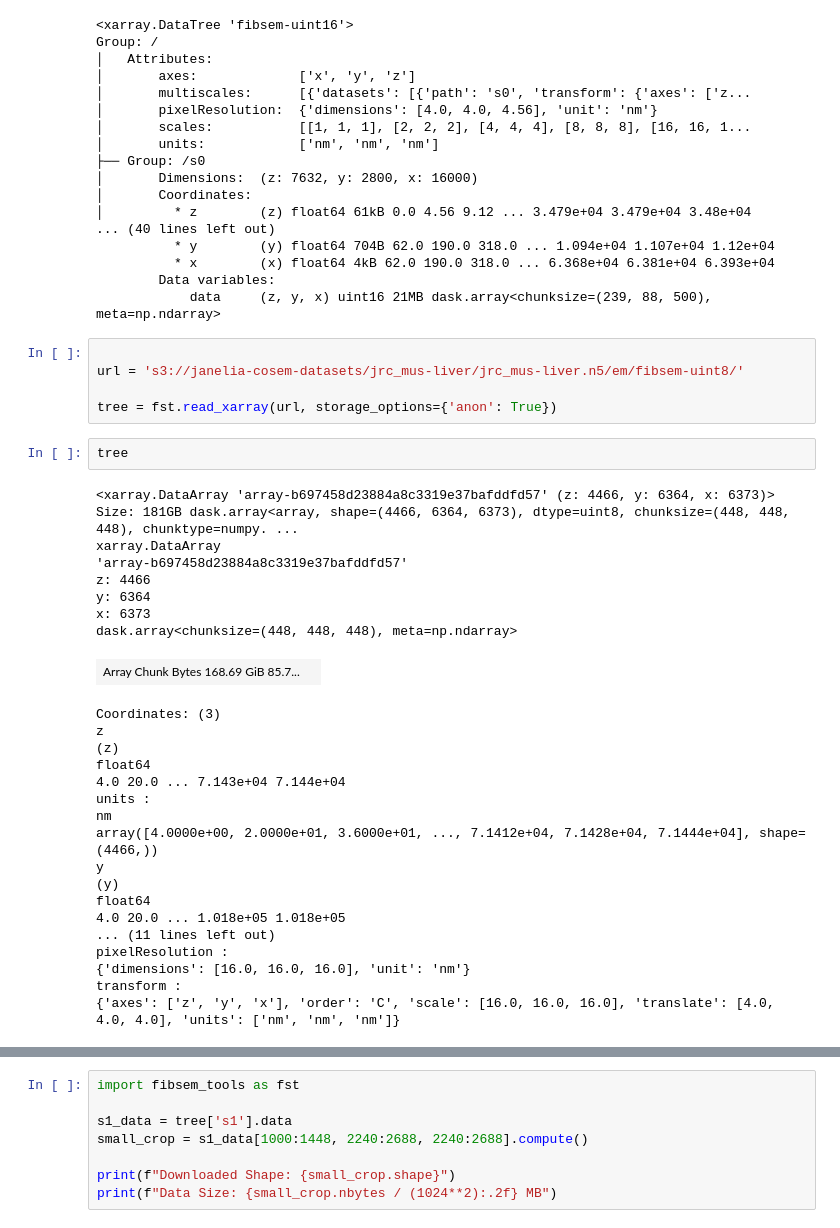
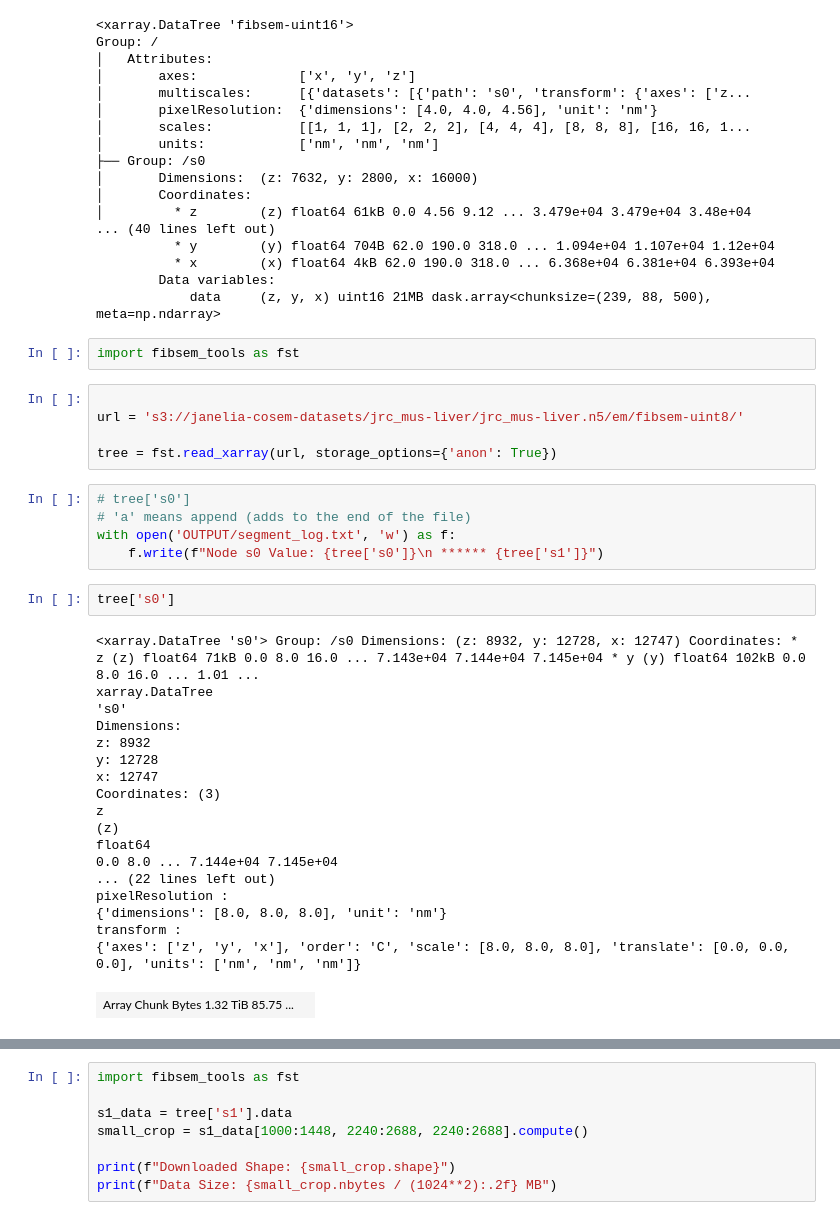
Before and after one commit to captainKLSH/HHMI_Janelia_AI_Engineer, a Jupyter notebook: research/01_data_ingestion.ipynb, the cells around one changed output, grey strips where cells are left out. Cells and saved outputs as stored; diff of their text form.

```diff
--- a/research/01_data_ingestion.ipynb
+++ b/research/01_data_ingestion.ipynb
@@ -179,36 +211,36 @@ Group: /
           * x        (x) float64 4kB 62.0 190.0 318.0 ... 6.368e+04 6.381e+04 6.393e+04
         Data variables:
             data     (z, y, x) uint16 21MB dask.array<chunksize=(239, 88, 500), meta=np.ndarray>
+# %%
+import fibsem_tools as fst
 # %%
 
 url = 's3://janelia-cosem-datasets/jrc_mus-liver/jrc_mus-liver.n5/em/fibsem-uint8/'
 
 tree = fst.read_xarray(url, storage_options={'anon': True})
 # %%
-tree
+# tree['s0']
+# 'a' means append (adds to the end of the file)
+with open('OUTPUT/segment_log.txt', 'w') as f:
+    f.write(f"Node s0 Value: {tree['s0']}\n ****** {tree['s1']}")
-# %% [output]
-<xarray.DataArray 'array-b697458d23884a8c3319e37bafddfd57' (z: 4466, y: 6364, x: 6373)> Size: 181GB dask.array<array, shape=(4466, 6364, 6373), dtype=uint8, chunksize=(448, 448, 448), chunktype=numpy. ...
-xarray.DataArray
-'array-b697458d23884a8c3319e37bafddfd57'
-z: 4466
-y: 6364
-x: 6373
-dask.array<chunksize=(448, 448, 448), meta=np.ndarray>
-| Array Chunk Bytes 168.69 GiB 85.7... |  |
-Coordinates: (3)
-z
-(z)
-float64
-4.0 20.0 ... 7.143e+04 7.144e+04
-units :
-nm
-array([4.0000e+00, 2.0000e+01, 3.6000e+01, ..., 7.1412e+04, 7.1428e+04, 7.1444e+04], shape=(4466,))
-y
-(y)
-float64
-4.0 20.0 ... 1.018e+05 1.018e+05
-... (11 lines left out)
-pixelResolution :
-{'dimensions': [16.0, 16.0, 16.0], 'unit': 'nm'}
-transform :
-{'axes': ['z', 'y', 'x'], 'order': 'C', 'scale': [16.0, 16.0, 16.0], 'translate': [4.0, 4.0, 4.0], 'units': ['nm', 'nm', 'nm']}
+# %%
+tree['s0']
+# %% [output]
+<xarray.DataTree 's0'> Group: /s0 Dimensions: (z: 8932, y: 12728, x: 12747) Coordinates: * z (z) float64 71kB 0.0 8.0 16.0 ... 7.143e+04 7.144e+04 7.145e+04 * y (y) float64 102kB 0.0 8.0 16.0 ... 1.01 ...
+xarray.DataTree
+'s0'
+Dimensions:
+z: 8932
+y: 12728
+x: 12747
+Coordinates: (3)
+z
+(z)
+float64
+0.0 8.0 ... 7.144e+04 7.145e+04
+... (22 lines left out)
+pixelResolution :
+{'dimensions': [8.0, 8.0, 8.0], 'unit': 'nm'}
+transform :
+{'axes': ['z', 'y', 'x'], 'order': 'C', 'scale': [8.0, 8.0, 8.0], 'translate': [0.0, 0.0, 0.0], 'units': ['nm', 'nm', 'nm']}
+| Array Chunk Bytes 1.32 TiB 85.75 ... |  |
```
Also changed, not shown: parts of 9 cells of this notebook, 8 other files.
